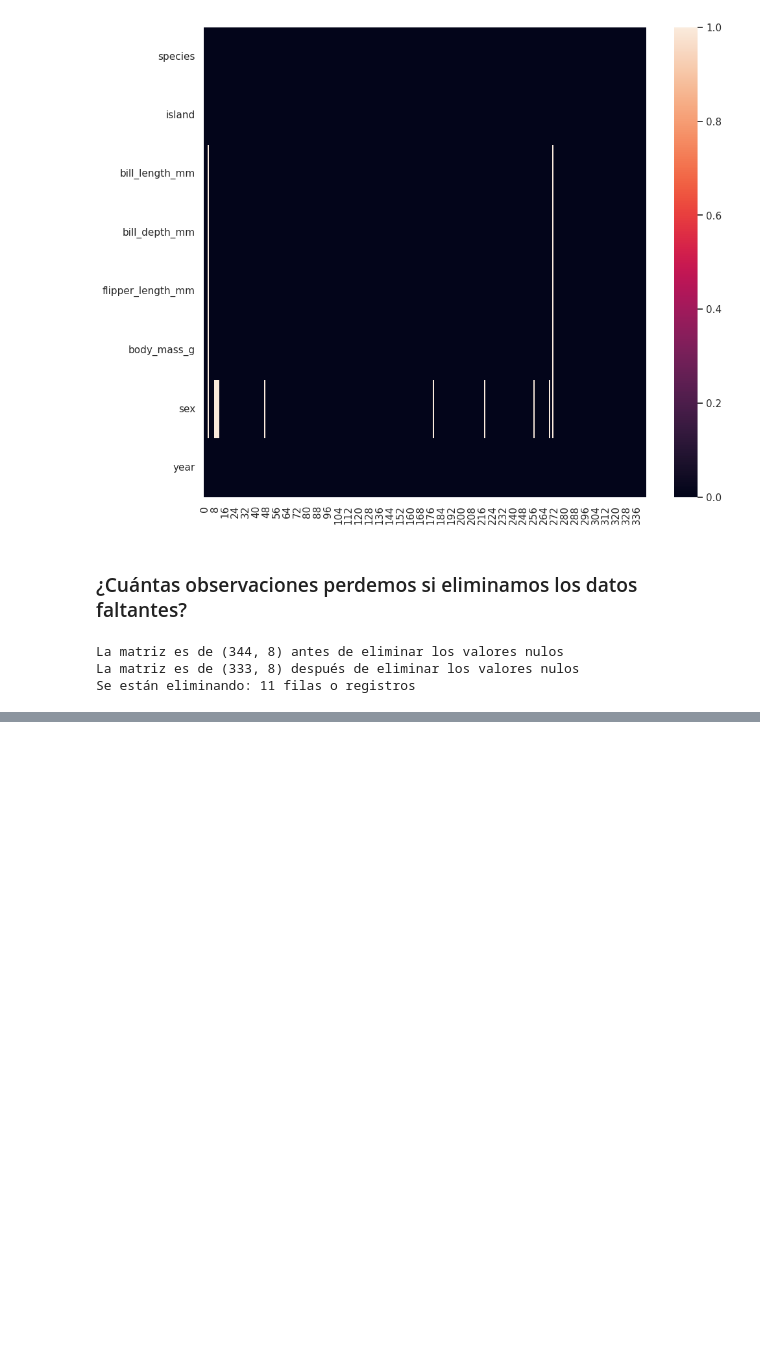
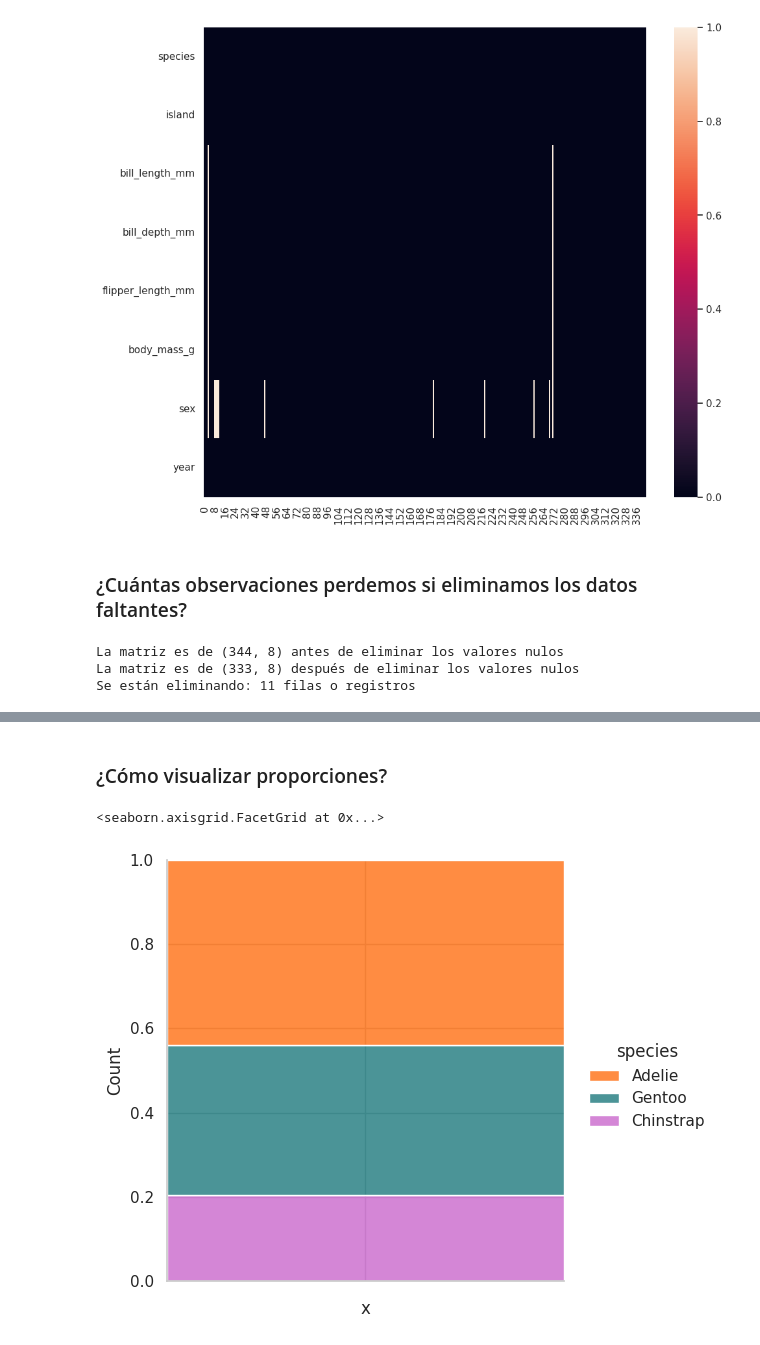
Before and after one commit to M-Alejo/analisis_exploratorio, a Jupyter notebook: conociendo_datos.ipynb, the cells around one changed output, grey strips where cells are left out. Saved outputs shown, nothing was run; the diff lists cells and outputs as text; code cells hidden in the pictures; blank space fills up the shorter version.

```diff
--- a/conociendo_datos.ipynb
+++ b/conociendo_datos.ipynb
@@ -225,0 +301,21 @@ Se están eliminando: 11 filas o registros
+# %% [markdown]
+### ¿Cómo visualizar proporciones?
+# %%
+(
+    processed_penguins_df
+    .assign(x='')
+    .pipe(
+        lambda df: (
+            sns.displot(
+                data=df,
+                x='x',
+                hue='species',
+                multiple='fill',
+                palette=penguin_color
+            )
+        )
+    )
+)
+# %% [output]
+<seaborn.axisgrid.FacetGrid at 0x...>
+[figure, added]
```
Also changed, not shown: parts of 19 cells of this notebook.
